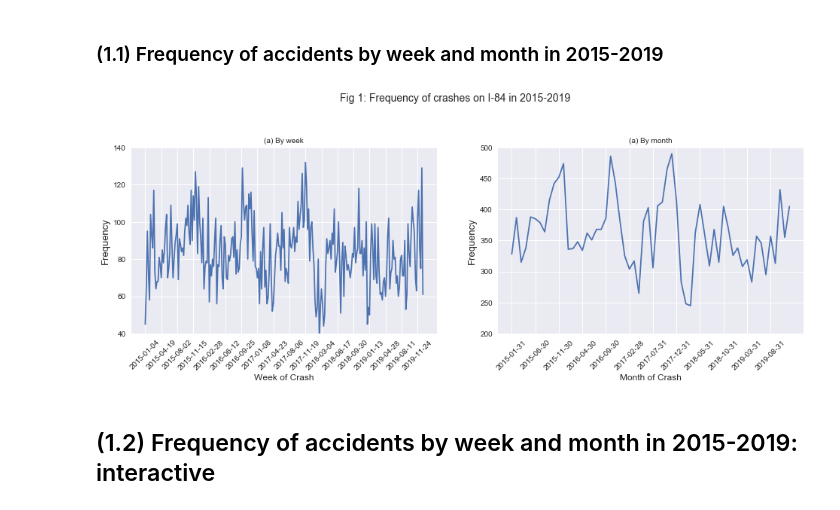
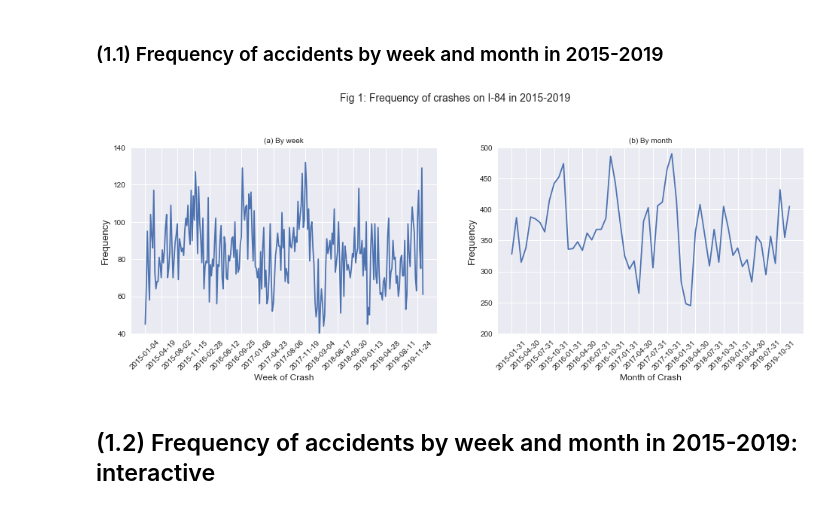
Before and after one commit to akonstodata/CT_crash_analysis, a Jupyter notebook: code/CT84_Analysis_2015_2019_v2.ipynb, the cells around one changed output. Cells and saved outputs as stored; diff of their text form; code cells hidden in the pictures.

```diff
--- a/code/CT84_Analysis_2015_2019_v2.ipynb
+++ b/code/CT84_Analysis_2015_2019_v2.ipynb
@@ -117,36 +117,36 @@ exit_mile.head()
 # %%
 # by week
 acc_info_weekly=acc_info_new.groupby(pd.Grouper(key='final_time',freq='W')).size()
 acc_info_weekly_dates = acc_info_weekly.index.strftime("%Y-%m-%d")
 
 acc_info_monthly=acc_info_new.groupby(pd.Grouper(key='final_time',freq='M')).size()
 acc_info_monthly_dates = acc_info_monthly.index.strftime("%Y-%m-%d")
 
 fig = plt.figure(figsize=(16,10))
 fig.suptitle('Fig 1: Frequency of crashes on I-84 in 2015-2019 \n\n',fontsize=14)
 
 ax = fig.add_subplot(221)
 acc_info_weekly[:-1].plot(rot=45);
 plt.xlabel('Week of Crash',fontsize=12);
 plt.ylim(40,140);
 plt.ylabel('Frequency',fontsize=13);
 plt.title('(a) By week', fontsize=10);
 frequency=15;
 plt.xticks(acc_info_weekly.index[:-1:frequency],acc_info_weekly_dates[:-1:frequency]);
 
 ax = fig.add_subplot(222)
 acc_info_monthly[:-1].plot(rot=45)
 plt.xlabel('Month of Crash',fontsize=12);
 plt.ylim(200,500);
 plt.ylabel('Frequency',fontsize=13);
-plt.title('(a) By month', fontsize=10);
-frequency=5;
+plt.title('(b) By month', fontsize=10);
+frequency=3;
 plt.xticks(acc_info_monthly.index[:-1:frequency],acc_info_monthly_dates[:-1:frequency]);
 
 
 plt.show()
 # %% [output]
-[figure, old version]
+[figure, new version]
 # %% [markdown]
 ## (1.2) Frequency of accidents by week and month in 2015-2019: interactive
 # %%
```
Also changed, not shown: parts of 9 cells of this notebook, 1 other file.
